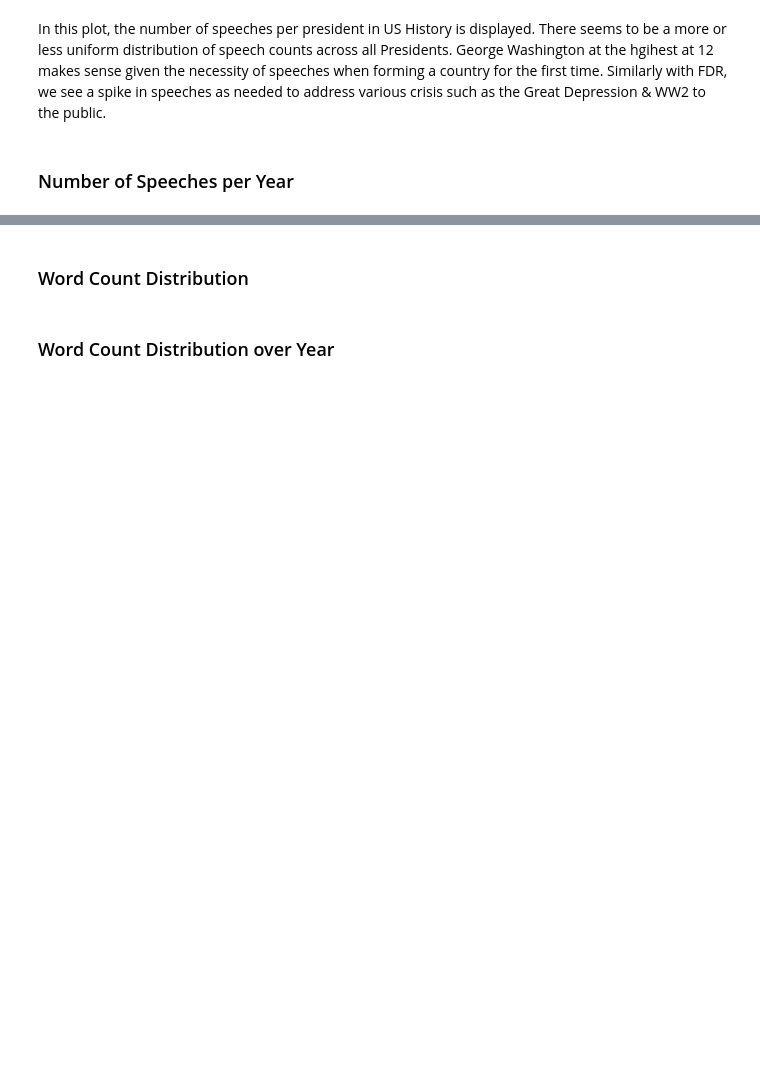
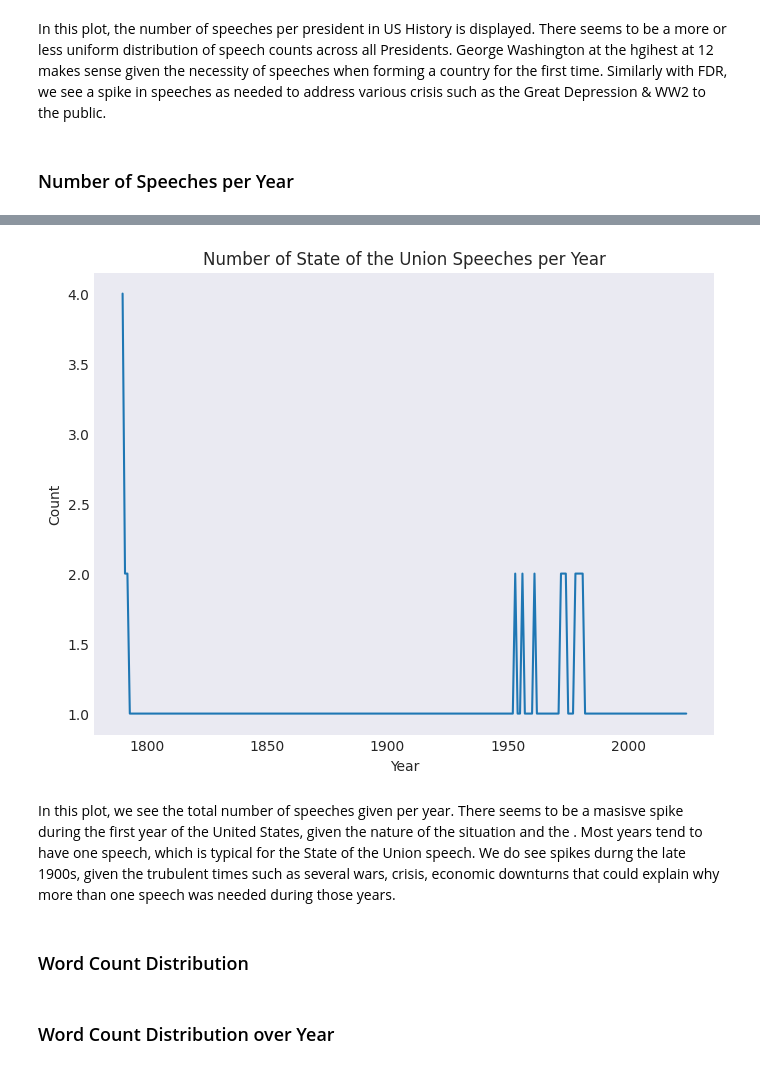
Before and after one commit to UCB-stat-159-f25/proj02-group19, a Jupyter notebook: nlp-P01.ipynb, the cells around one changed output, grey strips where cells are left out. Drawn from its saved outputs; the diff is of its cells as text; code cells hidden in the pictures; blank space fills up the shorter version.

Commit message:
completed second plot for part 1. Fixed rendering issue for matplotlib plots in outputs directory

```diff
--- a/nlp-P01.ipynb
+++ b/nlp-P01.ipynb
@@ -56,3 +54,7 @@ plt.savefig("outputs/number_speeches_president.png")
 In this plot, the number of speeches per president in US History is displayed. There seems to be a more or less uniform distribution of speech counts across all Presidents. George Washington at the hgihest at 12 makes sense given the necessity of speeches when forming a country for the first time. Similarly with FDR, we see a spike in speeches as needed to address various crisis such as the Great Depression & WW2 to the public.
 # %% [markdown]
 ### Number of Speeches per Year
+# %%
+grouped_frame = sou[["Year", "Text"]].groupby("Year").agg("count").reset_index()
+grouped_frame = grouped_frame.rename(columns={"Text": "Count"})
+grouped_frame
@@ -59,3 +75,14 @@ In this plot, the number of speeches per president in US History is displayed. T
+# %%
+plt.figure(figsize=(8, 6))
+plt.plot(grouped_frame["Year"], grouped_frame["Count"])
+plt.title("Number of State of the Union Speeches per Year")
+plt.xlabel("Year")
+plt.ylabel("Count")
+plt.savefig("outputs/number_speeches_per_year.png")
+# %% [output]
+[figure, added]
+# %% [markdown]
+In this plot, we see the total number of speeches given per year. There seems to be a masisve spike during the first year of the United States, given the nature of the situation and the . Most years tend to have one speech, which is typical for the State of the Union speech. We do see spikes durng the late 1900s, given the trubulent times such as several wars, crisis, economic downturns that could explain why more than one speech was needed during those years.
 # %% [markdown]
 ### Word Count Distribution
 # %% [markdown]
```
Also changed, not shown: parts of 2 cells of this notebook, 2 other files.
